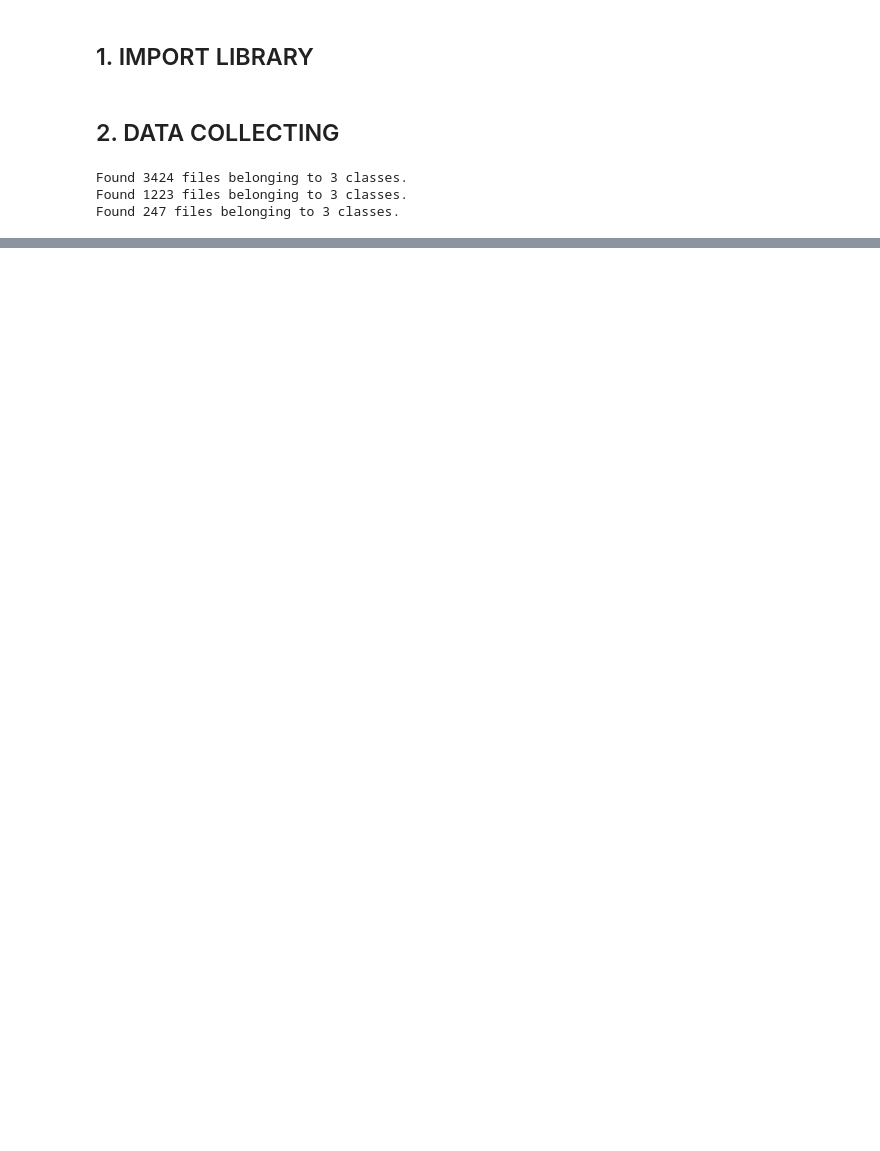
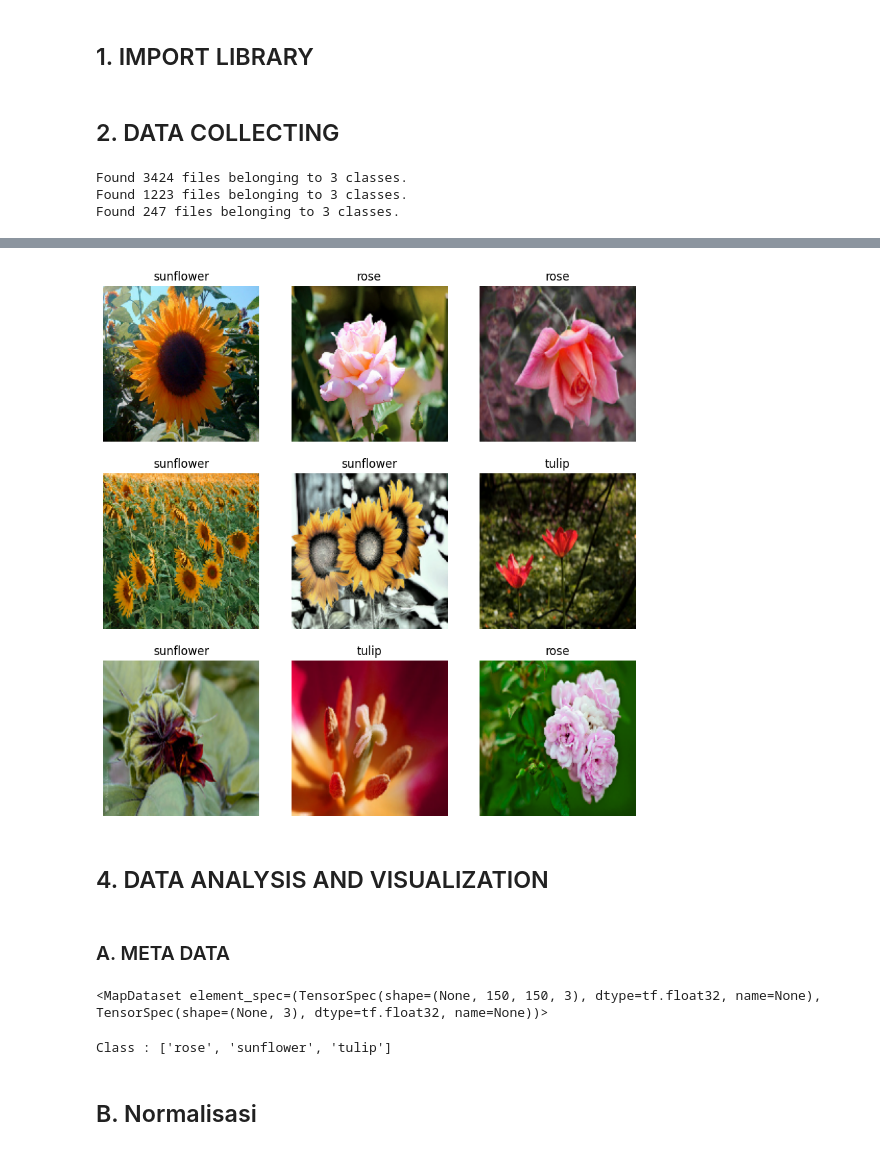
Before and after one commit to Natalieefd/PA-PRATIKU-KB, a Jupyter notebook: KELOMPOK5_A2.ipynb, the cells around one changed output, grey strips where cells are left out. Cells and saved outputs as stored; diff of their text form; code cells hidden in the pictures; blank space fills up the shorter version.

```diff
--- a/KELOMPOK5_A2.ipynb
+++ b/KELOMPOK5_A2.ipynb
@@ -63,0 +95,38 @@ Found 247 files belonging to 3 classes.
+# %%
+def contras(x,y):
+    image = tf.image.random_hue(x, 0.2)
+    return image,y
+# %%
+def brightness(x, y):
+    image = tf.image.random_brightness(x,max_delta=0.05)
+    return image,y
+# %%
+def flip(x,y):
+    image = tf.image.random_flip_left_right(x)
+    return image, y
+# %%
+data_train = data_train.map(contras).map(brightness).map(flip)
+# %%
+plt.figure(figsize=(10, 10))
+for images, labels in data_train.take(1):
+  for i in range(9):
+        ax = plt.subplot(3, 3, i + 1)
+        plt.imshow(images[i].numpy().astype("uint8"))
+        plt.title(class_names[tf.argmax(labels[i])])
+        plt.axis("off")
+# %% [output]
+[figure, added]
+# %% [markdown]
+## 4. DATA ANALYSIS AND VISUALIZATION
+# %% [markdown]
+### A. META DATA
+# %%
+data_train
+# %% [output]
+<MapDataset element_spec=(TensorSpec(shape=(None, 150, 150, 3), dtype=tf.float32, name=None), TensorSpec(shape=(None, 3), dtype=tf.float32, name=None))>
+# %%
+print("Class :", class_names)
+# %% [output]
+Class : ['rose', 'sunflower', 'tulip']
+# %% [markdown]
+## B. Normalisasi
```
Also changed, not shown: parts of 8 cells of this notebook.
